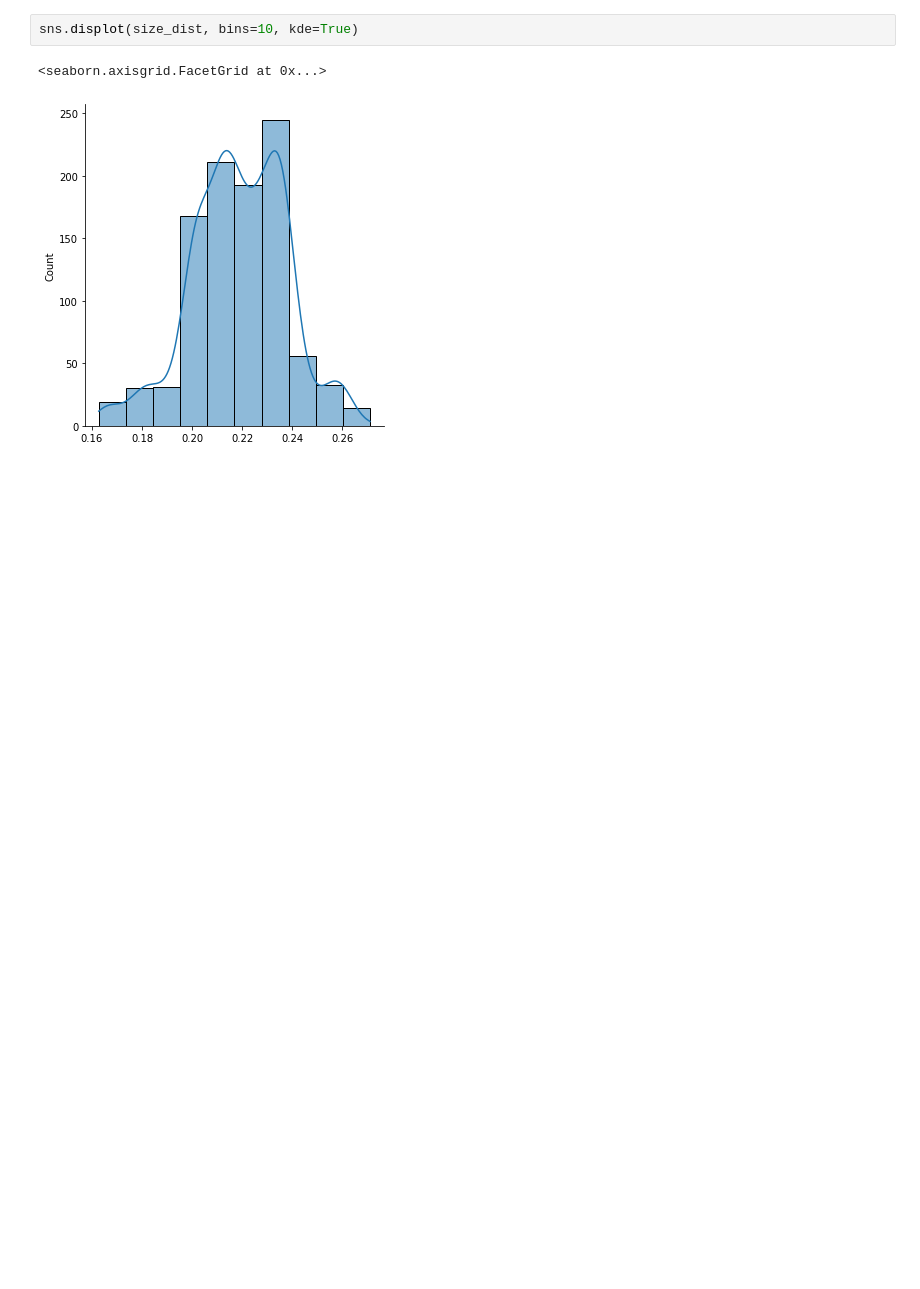
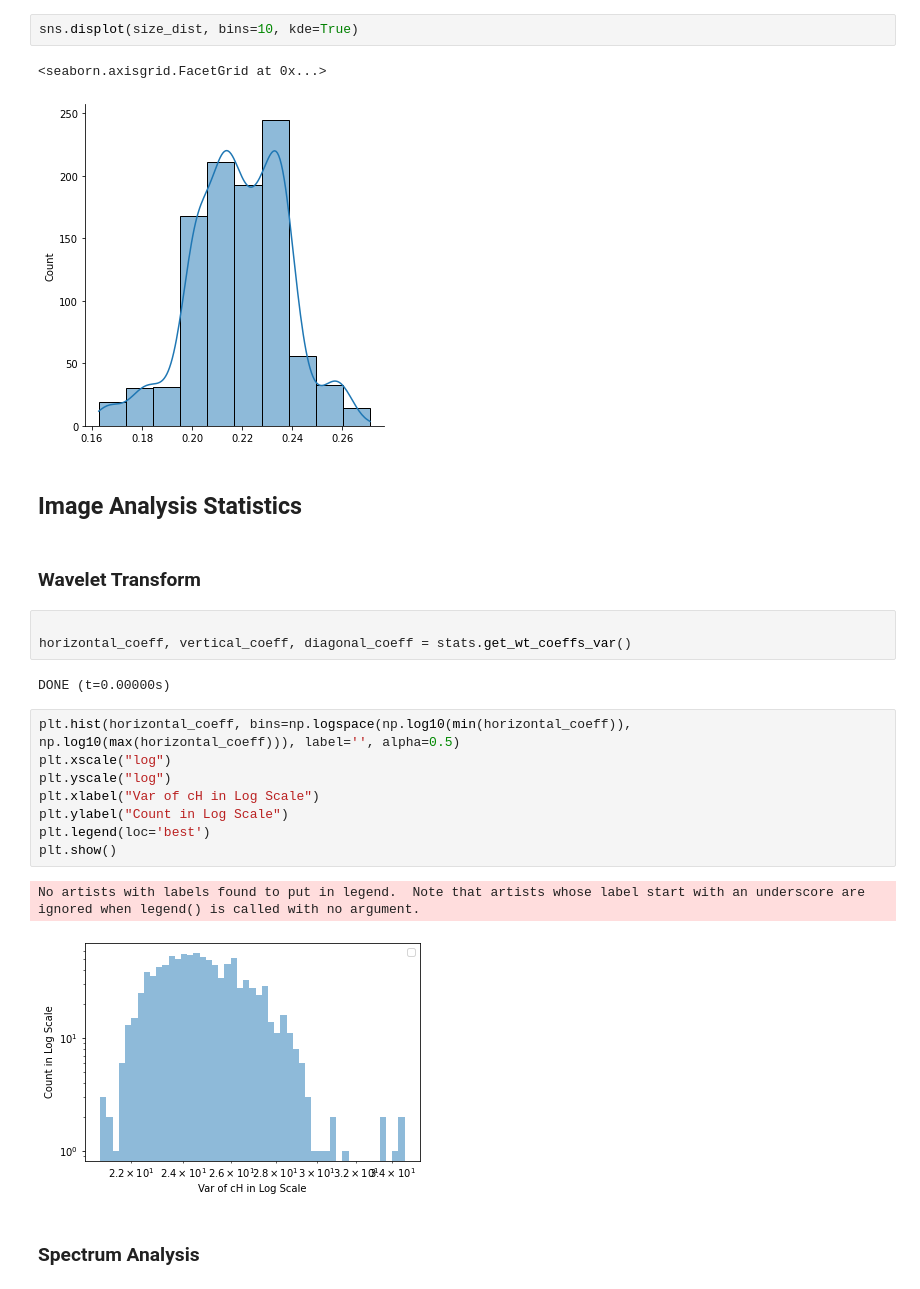
Before and after one commit to Unity-Technologies/pysolotools, a Jupyter notebook: examples/Solo_Stats.ipynb, the cells around one changed output. Drawn from its saved outputs; the diff is of its cells as text; blank space fills up the shorter version.

Commit message:
Image analysis

```diff
--- a/examples/Solo_Stats.ipynb
+++ b/examples/Solo_Stats.ipynb
@@ -116,3 +117,25 @@ sns.displot(size_dist, bins=10, kde=True)
 # %% [output]
 <seaborn.axisgrid.FacetGrid at 0x...>
 [figure]
+# %% [markdown]
+## Image Analysis Statistics
+# %% [markdown]
+### Wavelet Transform
+# %%
+
+horizontal_coeff, vertical_coeff, diagonal_coeff = stats.get_wt_coeffs_var()
+# %% [output]
+DONE (t=0.00000s)
+# %%
+plt.hist(horizontal_coeff, bins=np.logspace(np.log10(min(horizontal_coeff)), np.log10(max(horizontal_coeff))), label='', alpha=0.5)
+plt.xscale("log")
+plt.yscale("log")
+plt.xlabel("Var of cH in Log Scale")
+plt.ylabel("Count in Log Scale")
+plt.legend(loc='best')
+plt.show()
+# %% [output]
+No artists with labels found to put in legend.  Note that artists whose label start with an underscore are ignored when legend() is called with no argument.
+[figure, added]
+# %% [markdown]
+### Spectrum Analysis
```
Also changed, not shown: parts of 7 cells of this notebook, 2 other files.
